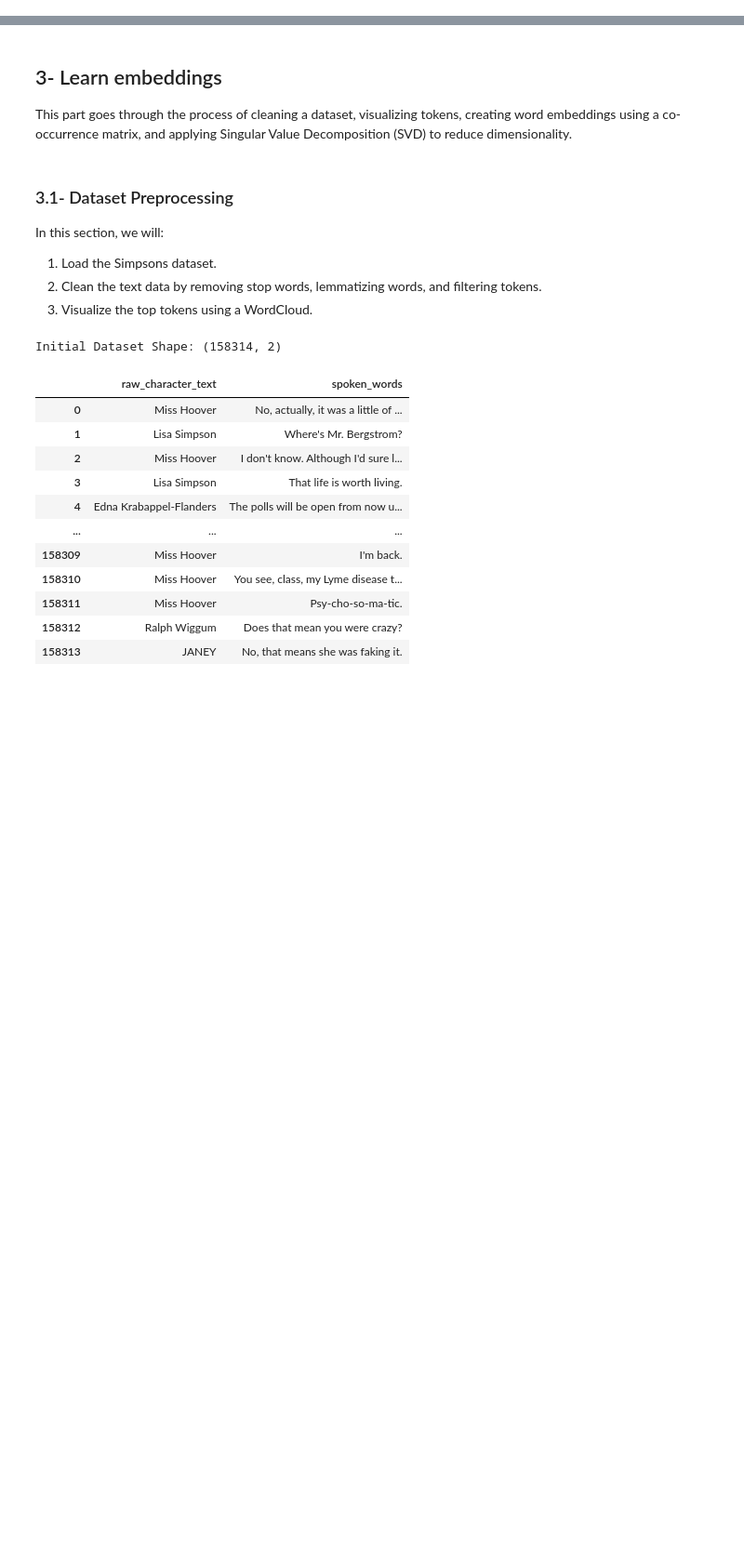
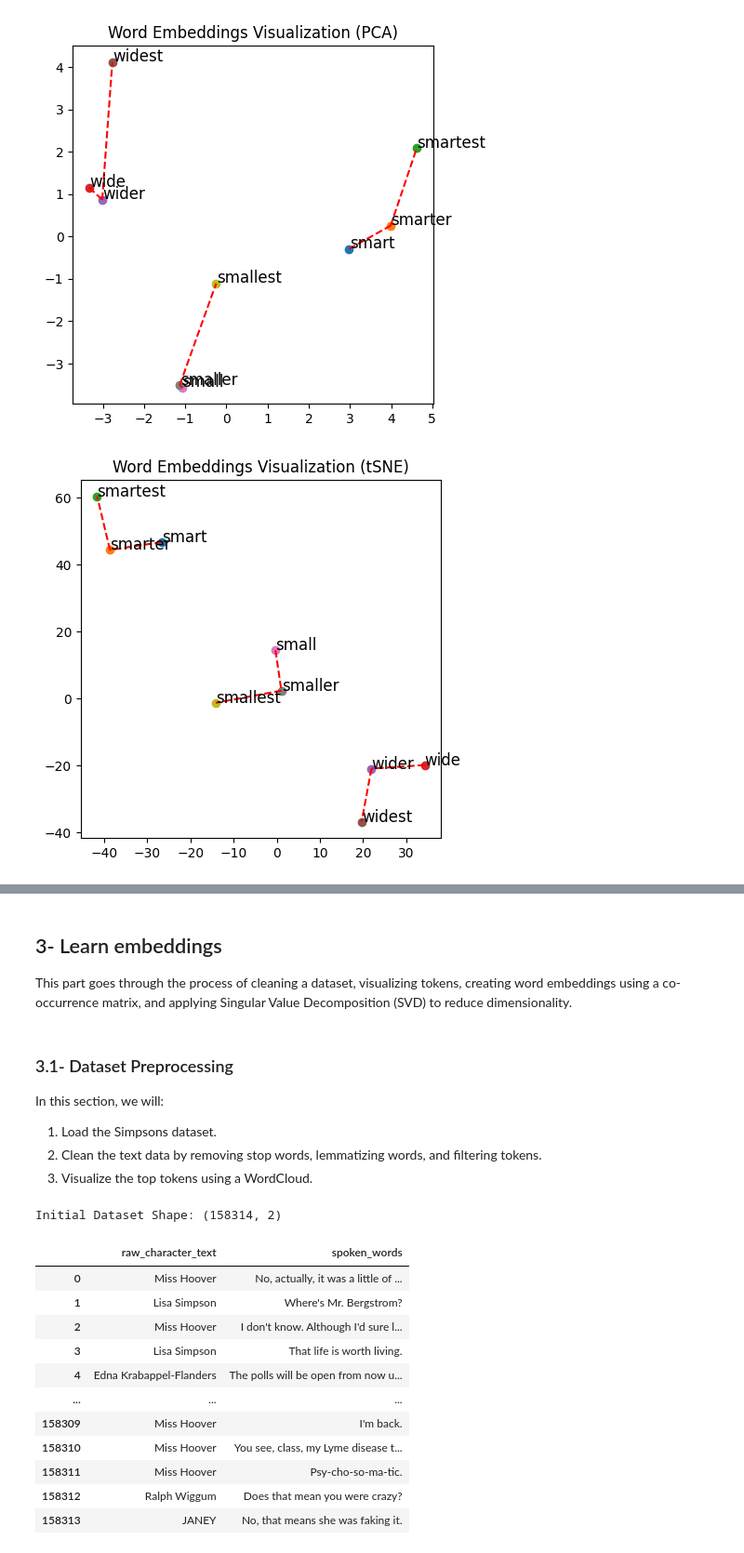
Before and after one commit to fraxea/Linear-Algebra-FALL2024-Assignment-2, a Jupyter notebook: Word Embeddings/draft.ipynb, the cells around one changed output, grey strips where cells are left out. Shown at 93% size. Saved outputs shown, nothing was run; the diff lists cells and outputs as text; code cells hidden in the pictures; blank space fills up the shorter version.

```diff
--- a/Word Embeddings/draft.ipynb
+++ b/Word Embeddings/draft.ipynb
@@ -197,0 +184,6 @@ test_set = [
+# %%
+plot_embeddings_2d(model, words1, method="PCA", line_plot = line_plot1)
+plot_embeddings_2d(model, words1, method="tSNE", perplexity = 3, line_plot = line_plot1)
+# %% [output]
+[figure, added]
+[figure, added]
```
Also changed, not shown: parts of 40 cells of this notebook, 1 other file.
